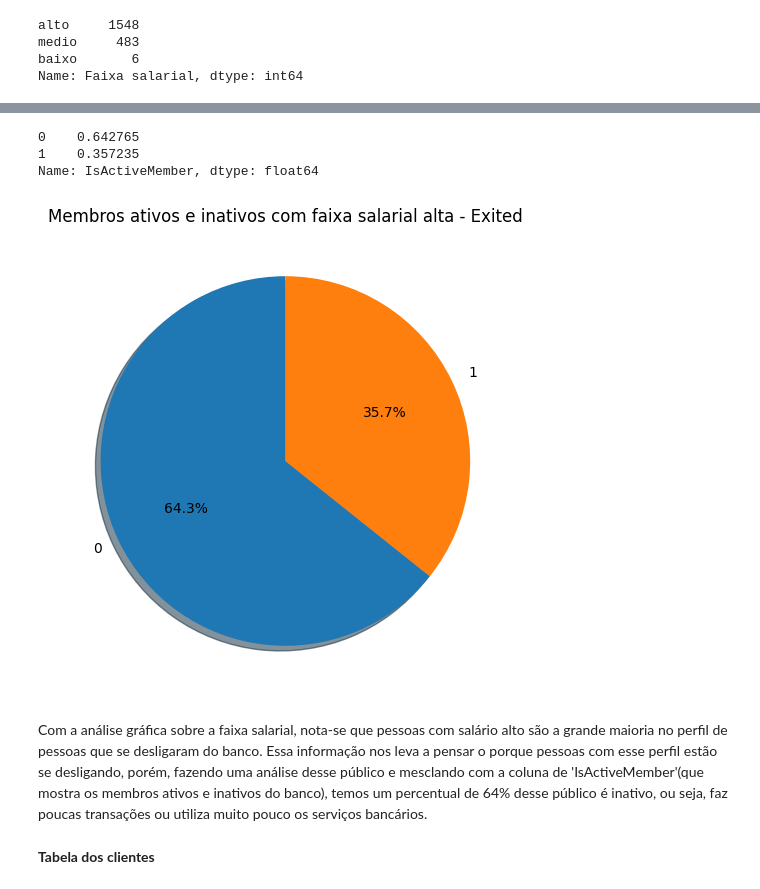
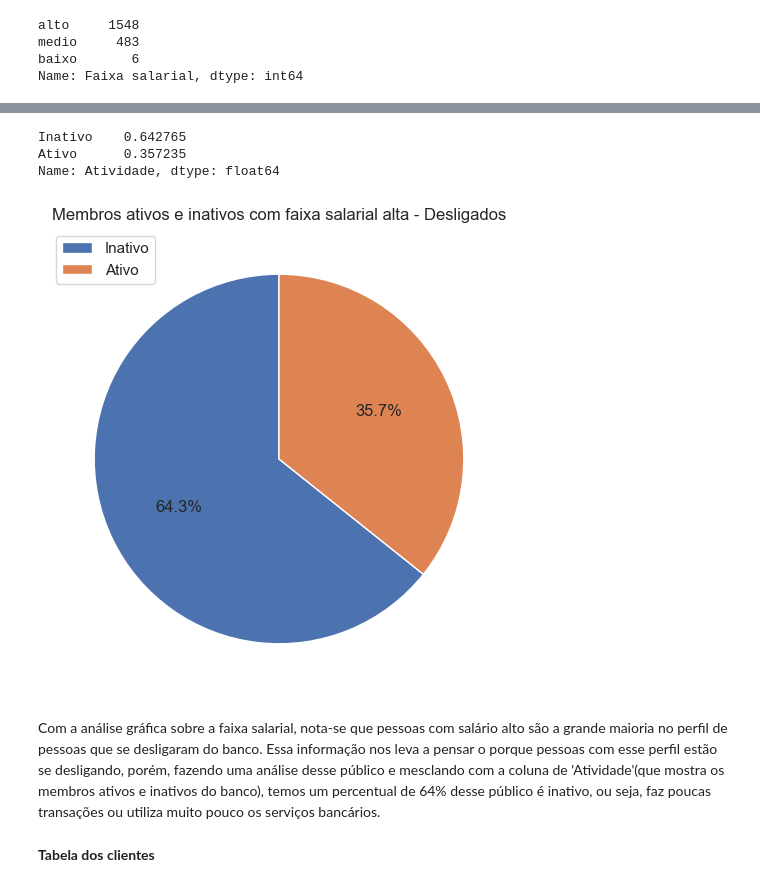
Before and after one commit to mclararibeiro/Ada-tech, a Jupyter notebook: analise_exploratoria_de_dados/nova_analise.ipynb, the cells around one changed output, grey strips where cells are left out. Drawn from its saved outputs; the diff is of its cells as text; code cells hidden in the pictures.

```diff
--- a/analise_exploratoria_de_dados/nova_analise.ipynb
+++ b/analise_exploratoria_de_dados/nova_analise.ipynb
@@ -124,0 +181,18 @@ plt.xticks(rotation = 45, ha ='right');
+# %%
+#Análise do churn & cartão de credito
+sns.set()
+
+#Definindo as variáveis
+x= tabela_quali_exited['Cartão de Crédito'].value_counts().index
+y = tabela_quali_exited['Cartão de Crédito'].value_counts()
+
+#Definindo o tamanho do gráfico
+plt.figure(figsize=(8,5))
+
+#Plotagem do gráfico
+grafico = sns.barplot(x=x, y=y, color='k', palette="dark")
+
+#Escolhendo o titulo do gráfico e da variável y
+grafico.set_title('Análise do Churn & Cartão de crédito')
+plt.ylabel('Clientes desligados')
+plt.show()
@@ -256,0 +415,11 @@ sns.histplot(data=tabela_quanti_exited, x='Faixa salarial');
+# %%
+#Criando coluna atividade para melhor analise gráfica dos clientes ativos e inativos
+
+#Criando a função atividade
+def atividade(numero):
+    if numero == 0: return 'Inativo'
+    if numero == 1: return 'Ativo'
+
+#Inserindo coluna atividade na tabela
+tabela_quanti_exited['Atividade'] = [atividade(numero) for numero in tabela_quanti_exited.IsActiveMember.to_list()]
+tabela_quanti_exited
@@ -257,22 +440,32 @@ sns.histplot(data=tabela_quanti_exited, x='Faixa salarial');
 # %%
 #Porcentagem de membros ativos e inativos com faixa salarial alta
 membros_ativos = tabela_quanti_exited.loc[tabela_quanti_exited['Faixa salarial']=='alto']
-porcentagem_membros_ativos = membros_ativos['IsActiveMember'].value_counts(normalize=True)
+porcentagem_membros_ativos = membros_ativos['Atividade'].value_counts(normalize=True)
 porcentagem_membros_ativos
 # %% [output]
-0    0.642765
-1    0.357235
-Name: IsActiveMember, dtype: float64
+Inativo    0.642765
+Ativo      0.357235
+Name: Atividade, dtype: float64
 # %%
 import matplotlib.pyplot as plt
+
+#Definindo o tamanho da figura
 plt.figure(figsize =(15,6))
-plt.title("Membros ativos e inativos com faixa salarial alta - Exited")
-plt.pie(porcentagem_membros_ativos, labels = porcentagem_membros_ativos.index,shadow = True, startangle=90, autopct='%1.1f%%')
+
+#Definição do tema
+plt.title("Membros ativos e inativos com faixa salarial alta - Desligados")
+
+#Plotagem do gráfico
+grafico = plt.pie(porcentagem_membros_ativos , startangle=90, autopct='%1.1f%%')
+
+#Adicionando legenda
+legenda = porcentagem_membros_ativos.index
+plt.legend(legenda)
 plt.show()
 # %% [output]
-[figure, old version]
+[figure, new version]
 # %% [markdown]
-Com a análise gráfica sobre a faixa salarial, nota-se que pessoas com salário alto são a grande maioria no perfil de pessoas que se desligaram do banco. Essa informação nos leva a pensar o porque pessoas com esse perfil estão se desligando, porém, fazendo uma análise desse público e mesclando com a coluna de 'IsActiveMember'(que mostra os membros ativos e inativos do banco), temos um percentual de 64% desse público é inativo, ou seja, faz poucas transações ou utiliza muito pouco os serviços bancários.
+Com a análise gráfica sobre a faixa salarial, nota-se que pessoas com salário alto são a grande maioria no perfil de pessoas que se desligaram do banco. Essa informação nos leva a pensar o porque pessoas com esse perfil estão se desligando, porém, fazendo uma análise desse público e mesclando com a coluna de 'Atividade'(que mostra os membros ativos e inativos do banco), temos um percentual de 64% desse público é inativo, ou seja, faz poucas transações ou utiliza muito pouco os serviços bancários.
 # %% [markdown]
 **Tabela dos clientes**
 # %%
```
Also changed, not shown: parts of 52 cells of this notebook, 1 other file.
